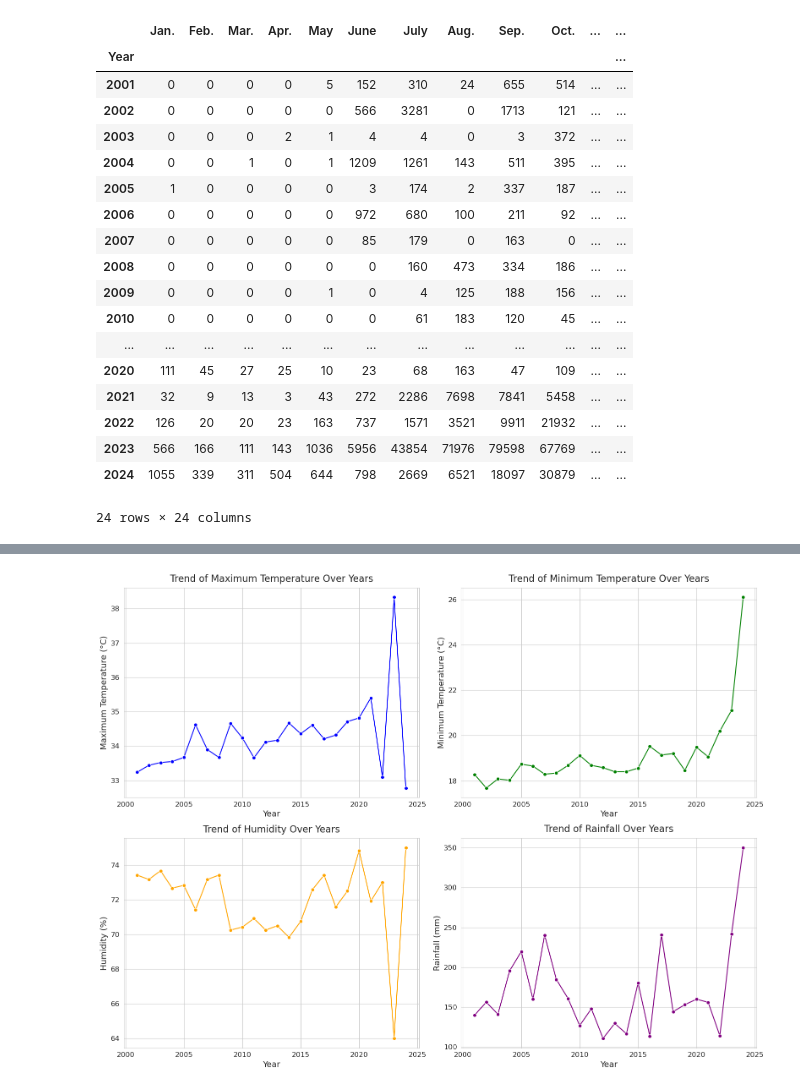
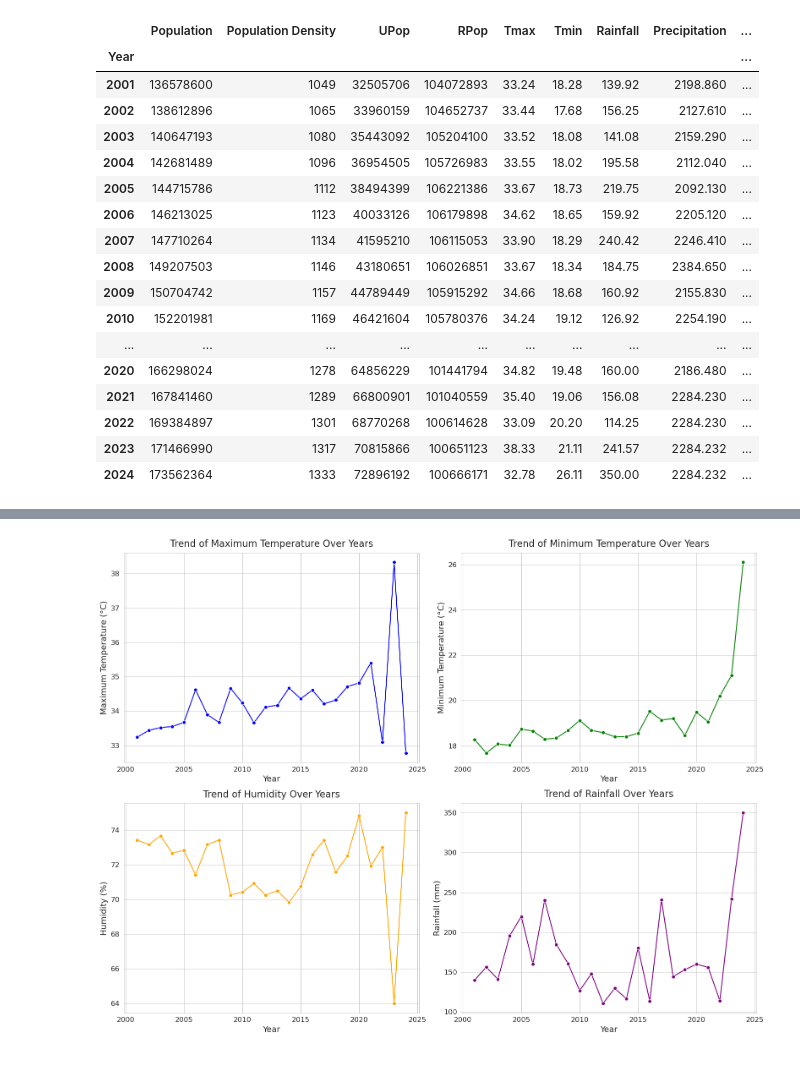
Before and after one commit to awnonbhowmik/DENV-Data-Analysis, a Jupyter notebook: main.ipynb, the cells around one changed output, grey strips where cells are left out. Drawn from its saved outputs; the diff is of its cells as text; code cells hidden in the pictures.

```diff
--- a/main.ipynb
+++ b/main.ipynb
@@ -1,31 +1,30 @@
 # %%
 import pandas as pd
 import warnings
 
 warnings.filterwarnings("ignore")
 
 # Load the data
-data = pd.read_excel("data/DENV_data.xlsx")
+data = pd.read_excel("./data/Dengue 2001-2024.xlsx")
 
 data.set_index("Year")
 # %% [output]
-|  | Jan. | Feb. | Mar. | Apr. | May | June | July | Aug. | Sep. | Oct. | ... | ... |
-| Year |  |  |  |  |  |  |  |  |  |  |  | ... |
-| 2001 | 0 | 0 | 0 | 0 | 5 | 152 | 310 | 24 | 655 | 514 | ... | ... |
-| 2002 | 0 | 0 | 0 | 0 | 0 | 566 | 3281 | 0 | 1713 | 121 | ... | ... |
-| 2003 | 0 | 0 | 0 | 2 | 1 | 4 | 4 | 0 | 3 | 372 | ... | ... |
-| 2004 | 0 | 0 | 1 | 0 | 1 | 1209 | 1261 | 143 | 511 | 395 | ... | ... |
-| 2005 | 1 | 0 | 0 | 0 | 0 | 3 | 174 | 2 | 337 | 187 | ... | ... |
-| 2006 | 0 | 0 | 0 | 0 | 0 | 972 | 680 | 100 | 211 | 92 | ... | ... |
-| 2007 | 0 | 0 | 0 | 0 | 0 | 85 | 179 | 0 | 163 | 0 | ... | ... |
-| 2008 | 0 | 0 | 0 | 0 | 0 | 0 | 160 | 473 | 334 | 186 | ... | ... |
-| 2009 | 0 | 0 | 0 | 0 | 1 | 0 | 4 | 125 | 188 | 156 | ... | ... |
-| 2010 | 0 | 0 | 0 | 0 | 0 | 0 | 61 | 183 | 120 | 45 | ... | ... |
-| ... | ... | ... | ... | ... | ... | ... | ... | ... | ... | ... | ... | ... |
-| 2020 | 111 | 45 | 27 | 25 | 10 | 23 | 68 | 163 | 47 | 109 | ... | ... |
-| 2021 | 32 | 9 | 13 | 3 | 43 | 272 | 2286 | 7698 | 7841 | 5458 | ... | ... |
-| 2022 | 126 | 20 | 20 | 23 | 163 | 737 | 1571 | 3521 | 9911 | 21932 | ... | ... |
-| 2023 | 566 | 166 | 111 | 143 | 1036 | 5956 | 43854 | 71976 | 79598 | 67769 | ... | ... |
-| 2024 | 1055 | 339 | 311 | 504 | 644 | 798 | 2669 | 6521 | 18097 | 30879 | ... | ... |
+|  | Population | Population Density | UPop | RPop | Tmax | Tmin | Rainfall | Precipitation | ... |
+| Year |  |  |  |  |  |  |  |  | ... |
+| 2001 | 136578600 | 1049 | 32505706 | 104072893 | 33.24 | 18.28 | 139.92 | 2198.860 | ... |
+| 2002 | 138612896 | 1065 | 33960159 | 104652737 | 33.44 | 17.68 | 156.25 | 2127.610 | ... |
+| 2003 | 140647193 | 1080 | 35443092 | 105204100 | 33.52 | 18.08 | 141.08 | 2159.290 | ... |
+| 2004 | 142681489 | 1096 | 36954505 | 105726983 | 33.55 | 18.02 | 195.58 | 2112.040 | ... |
+| 2005 | 144715786 | 1112 | 38494399 | 106221386 | 33.67 | 18.73 | 219.75 | 2092.130 | ... |
+| 2006 | 146213025 | 1123 | 40033126 | 106179898 | 34.62 | 18.65 | 159.92 | 2205.120 | ... |
+| 2007 | 147710264 | 1134 | 41595210 | 106115053 | 33.90 | 18.29 | 240.42 | 2246.410 | ... |
+| 2008 | 149207503 | 1146 | 43180651 | 106026851 | 33.67 | 18.34 | 184.75 | 2384.650 | ... |
+| 2009 | 150704742 | 1157 | 44789449 | 105915292 | 34.66 | 18.68 | 160.92 | 2155.830 | ... |
+| 2010 | 152201981 | 1169 | 46421604 | 105780376 | 34.24 | 19.12 | 126.92 | 2254.190 | ... |
+| ... | ... | ... | ... | ... | ... | ... | ... | ... | ... |
+| 2020 | 166298024 | 1278 | 64856229 | 101441794 | 34.82 | 19.48 | 160.00 | 2186.480 | ... |
+| 2021 | 167841460 | 1289 | 66800901 | 101040559 | 35.40 | 19.06 | 156.08 | 2284.230 | ... |
+| 2022 | 169384897 | 1301 | 68770268 | 100614628 | 33.09 | 20.20 | 114.25 | 2284.230 | ... |
+| 2023 | 171466990 | 1317 | 70815866 | 100651123 | 38.33 | 21.11 | 241.57 | 2284.232 | ... |
+| 2024 | 173562364 | 1333 | 72896192 | 100666171 | 32.78 | 26.11 | 350.00 | 2284.232 | ... |
-24 rows × 24 columns
 # %%
```
Also changed, not shown: parts of 7 cells of this notebook, 8 other files.
